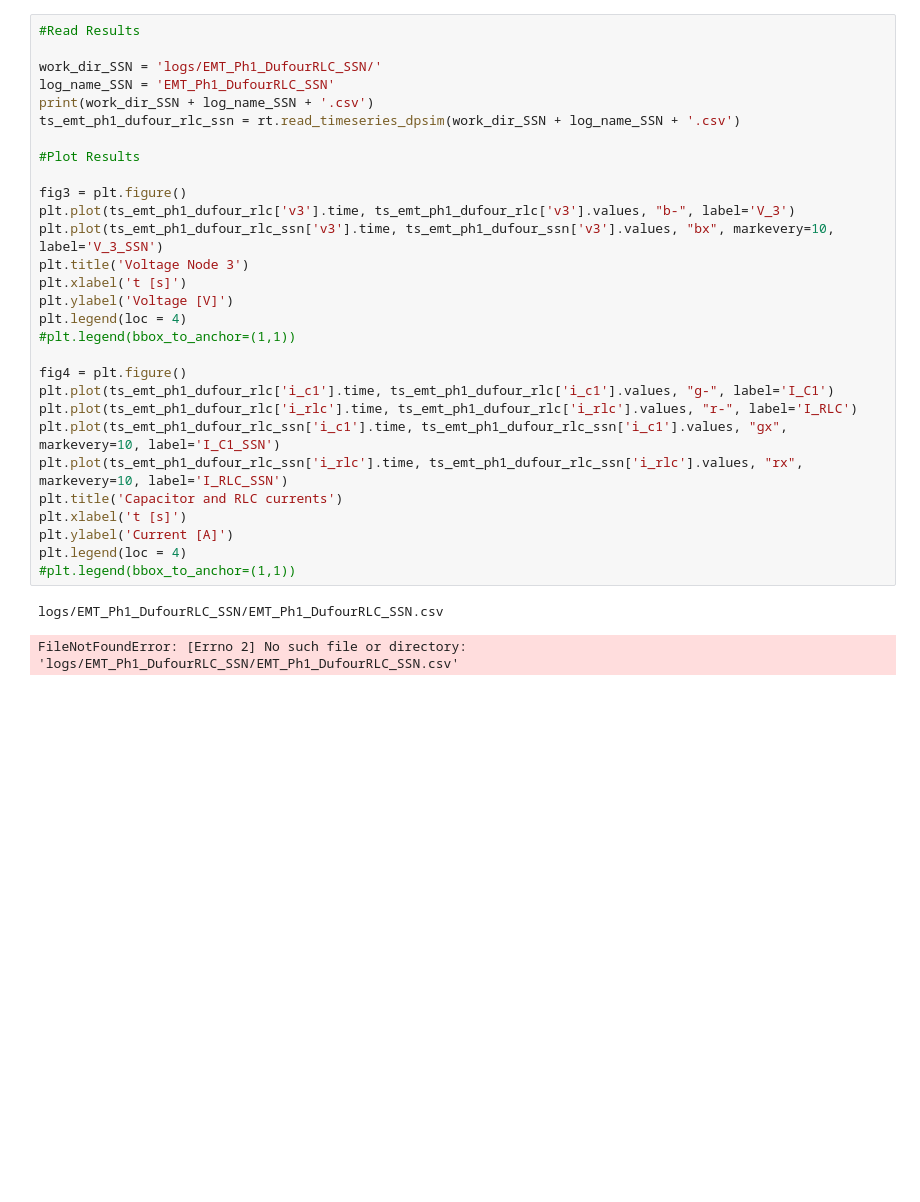
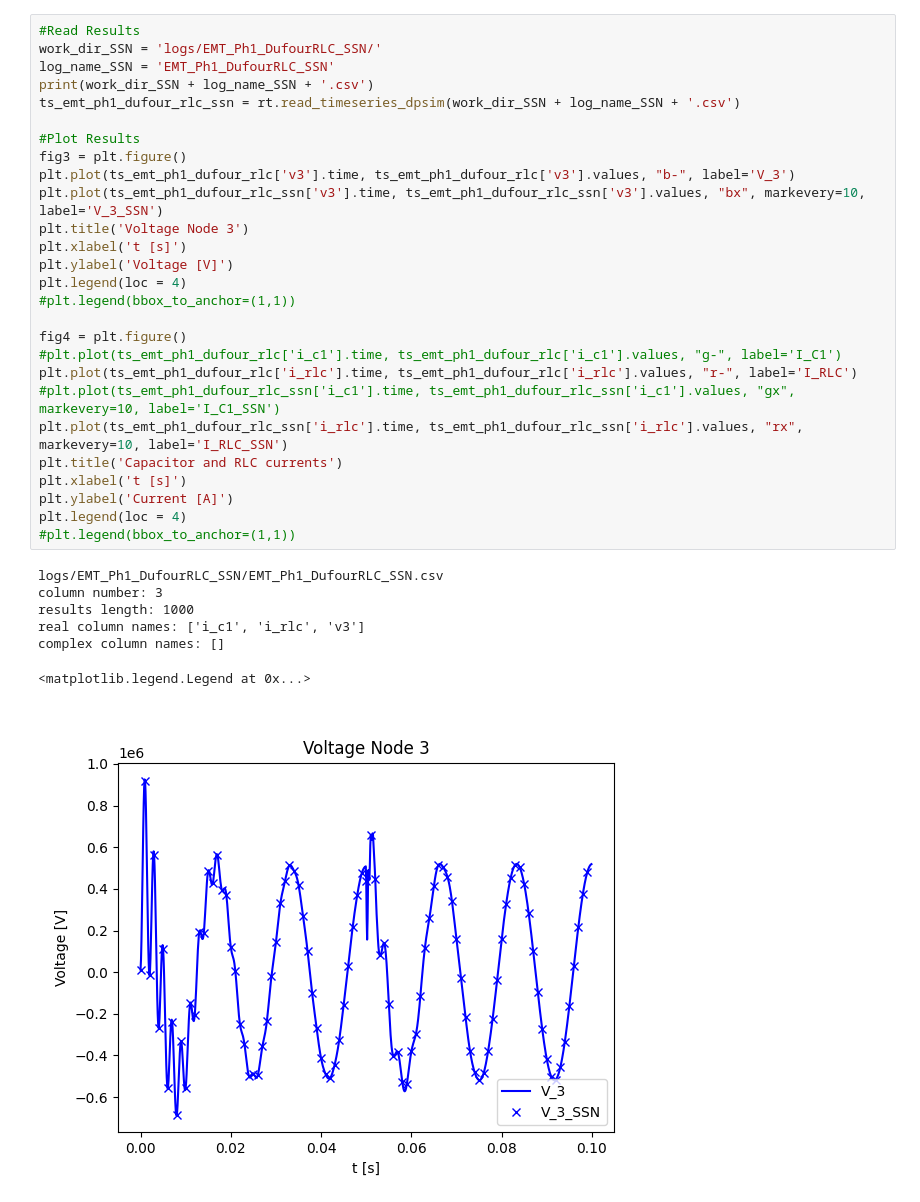
Before and after one commit to neolentsie/dpsim, a Jupyter notebook: examples/Notebooks/Circuits/EMT_Ph1_SSN_DufourRLC.ipynb, the cells around one changed output. Drawn from its saved outputs; the diff is of its cells as text; blank space fills up the shorter version.

```diff
--- a/examples/Notebooks/Circuits/EMT_Ph1_SSN_DufourRLC.ipynb
+++ b/examples/Notebooks/Circuits/EMT_Ph1_SSN_DufourRLC.ipynb
@@ -225,32 +226,35 @@ sim.run()
 # %%
 #Read Results
-
 work_dir_SSN = 'logs/EMT_Ph1_DufourRLC_SSN/'
 log_name_SSN = 'EMT_Ph1_DufourRLC_SSN'
 print(work_dir_SSN + log_name_SSN + '.csv')
 ts_emt_ph1_dufour_rlc_ssn = rt.read_timeseries_dpsim(work_dir_SSN + log_name_SSN + '.csv')
 
 #Plot Results
-
 fig3 = plt.figure()
 plt.plot(ts_emt_ph1_dufour_rlc['v3'].time, ts_emt_ph1_dufour_rlc['v3'].values, "b-", label='V_3')
-plt.plot(ts_emt_ph1_dufour_rlc_ssn['v3'].time, ts_emt_ph1_dufour_ssn['v3'].values, "bx", markevery=10, label='V_3_SSN')
+plt.plot(ts_emt_ph1_dufour_rlc_ssn['v3'].time, ts_emt_ph1_dufour_rlc_ssn['v3'].values, "bx", markevery=10, label='V_3_SSN')
 plt.title('Voltage Node 3')
 plt.xlabel('t [s]')
 plt.ylabel('Voltage [V]')
 plt.legend(loc = 4)
 #plt.legend(bbox_to_anchor=(1,1))
 
 fig4 = plt.figure()
-plt.plot(ts_emt_ph1_dufour_rlc['i_c1'].time, ts_emt_ph1_dufour_rlc['i_c1'].values, "g-", label='I_C1')
+#plt.plot(ts_emt_ph1_dufour_rlc['i_c1'].time, ts_emt_ph1_dufour_rlc['i_c1'].values, "g-", label='I_C1')
 plt.plot(ts_emt_ph1_dufour_rlc['i_rlc'].time, ts_emt_ph1_dufour_rlc['i_rlc'].values, "r-", label='I_RLC')
-plt.plot(ts_emt_ph1_dufour_rlc_ssn['i_c1'].time, ts_emt_ph1_dufour_rlc_ssn['i_c1'].values, "gx", markevery=10, label='I_C1_SSN')
+#plt.plot(ts_emt_ph1_dufour_rlc_ssn['i_c1'].time, ts_emt_ph1_dufour_rlc_ssn['i_c1'].values, "gx", markevery=10, label='I_C1_SSN')
 plt.plot(ts_emt_ph1_dufour_rlc_ssn['i_rlc'].time, ts_emt_ph1_dufour_rlc_ssn['i_rlc'].values, "rx", markevery=10, label='I_RLC_SSN')
 plt.title('Capacitor and RLC currents')
 plt.xlabel('t [s]')
 plt.ylabel('Current [A]')
 plt.legend(loc = 4)
 #plt.legend(bbox_to_anchor=(1,1))
 # %% [output]
 logs/EMT_Ph1_DufourRLC_SSN/EMT_Ph1_DufourRLC_SSN.csv
+column number: 3
+results length: 1000
+real column names: ['i_c1', 'i_rlc', 'v3']
+complex column names: []
-FileNotFoundError: [Errno 2] No such file or directory: 'logs/EMT_Ph1_DufourRLC_SSN/EMT_Ph1_DufourRLC_SSN.csv'
+<matplotlib.legend.Legend at 0x...>
+[figure, added]
```
Also changed, not shown: parts of 4 cells of this notebook.
